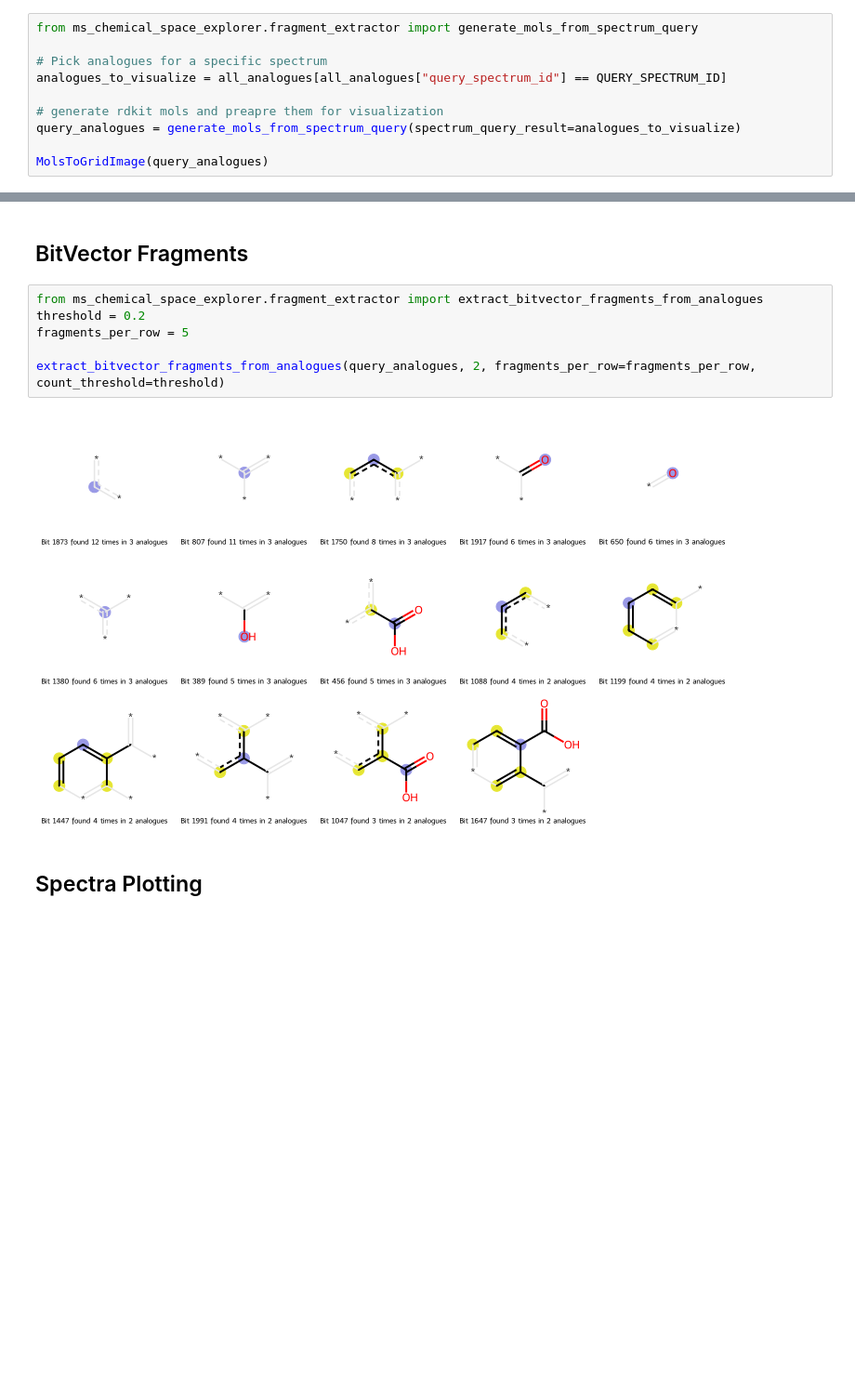
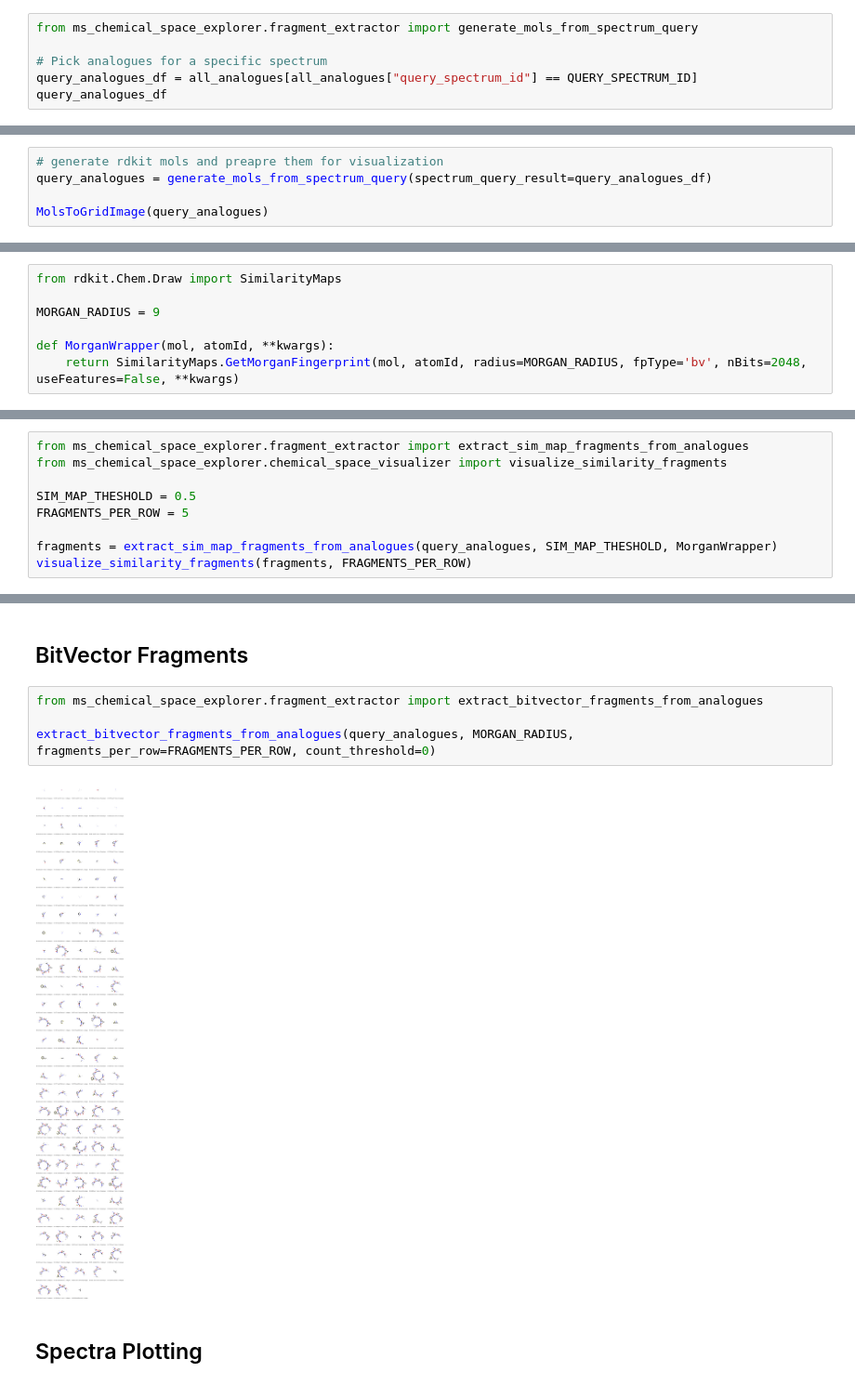
Before and after one commit to Knerten0815/master-thesis-code, a Jupyter notebook: ChemspaceExplorerExplorer.ipynb, the cells around one changed output, grey strips where cells are left out. Shown at 93% size. Drawn from its saved outputs; the diff is of its cells as text; blank space fills up the shorter version.

Commit message:
experimenting with fragment occurrence.

```diff
--- a/ChemspaceExplorerExplorer.ipynb
+++ b/ChemspaceExplorerExplorer.ipynb
@@ -122,10 +124,6 @@ Loaded analogues from pickle\results_n=3.pkl
 from ms_chemical_space_explorer.fragment_extractor import generate_mols_from_spectrum_query
 
 # Pick analogues for a specific spectrum
-analogues_to_visualize = all_analogues[all_analogues["query_spectrum_id"] == QUERY_SPECTRUM_ID]
-
-# generate rdkit mols and preapre them for visualization
-query_analogues = generate_mols_from_spectrum_query(spectrum_query_result=analogues_to_visualize)
-
-MolsToGridImage(query_analogues)
+query_analogues_df = all_analogues[all_analogues["query_spectrum_id"] == QUERY_SPECTRUM_ID]
+query_analogues_df
 # %% [output]
@@ -132,0 +134,5 @@ MolsToGridImage(query_analogues)
+# %%
+# generate rdkit mols and preapre them for visualization
+query_analogues = generate_mols_from_spectrum_query(spectrum_query_result=query_analogues_df)
+
+MolsToGridImage(query_analogues)
@@ -146,0 +143,7 @@ draw_images(sim_maps)
+# %%
+from rdkit.Chem.Draw import SimilarityMaps
+
+MORGAN_RADIUS = 9
+
+def MorganWrapper(mol, atomId, **kwargs):
+    return SimilarityMaps.GetMorganFingerprint(mol, atomId, radius=MORGAN_RADIUS, fpType='bv', nBits=2048, useFeatures=False, **kwargs)
@@ -164,0 +185,9 @@ for mol_id, mol in enumerate(query_analogues):
+# %%
+from ms_chemical_space_explorer.fragment_extractor import extract_sim_map_fragments_from_analogues
+from ms_chemical_space_explorer.chemical_space_visualizer import visualize_similarity_fragments
+
+SIM_MAP_THESHOLD = 0.5
+FRAGMENTS_PER_ROW = 5
+
+fragments = extract_sim_map_fragments_from_analogues(query_analogues, SIM_MAP_THESHOLD, MorganWrapper)
+visualize_similarity_fragments(fragments, FRAGMENTS_PER_ROW)
@@ -166,12 +216,10 @@ for mol_id, mol in enumerate(query_analogues):
 ## BitVector Fragments
 # %%
 from ms_chemical_space_explorer.fragment_extractor import extract_bitvector_fragments_from_analogues
-threshold = 0.2
-fragments_per_row = 5
 
-extract_bitvector_fragments_from_analogues(query_analogues, 2, fragments_per_row=fragments_per_row, count_threshold=threshold)
+extract_bitvector_fragments_from_analogues(query_analogues, MORGAN_RADIUS, fragments_per_row=FRAGMENTS_PER_ROW, count_threshold=0)
 # %% [output]
-[figure, old version]
+[figure, new version]
 # %% [markdown]
 ## Spectra Plotting
 # %% [markdown]
```
Also changed, not shown: parts of 12 cells of this notebook.
